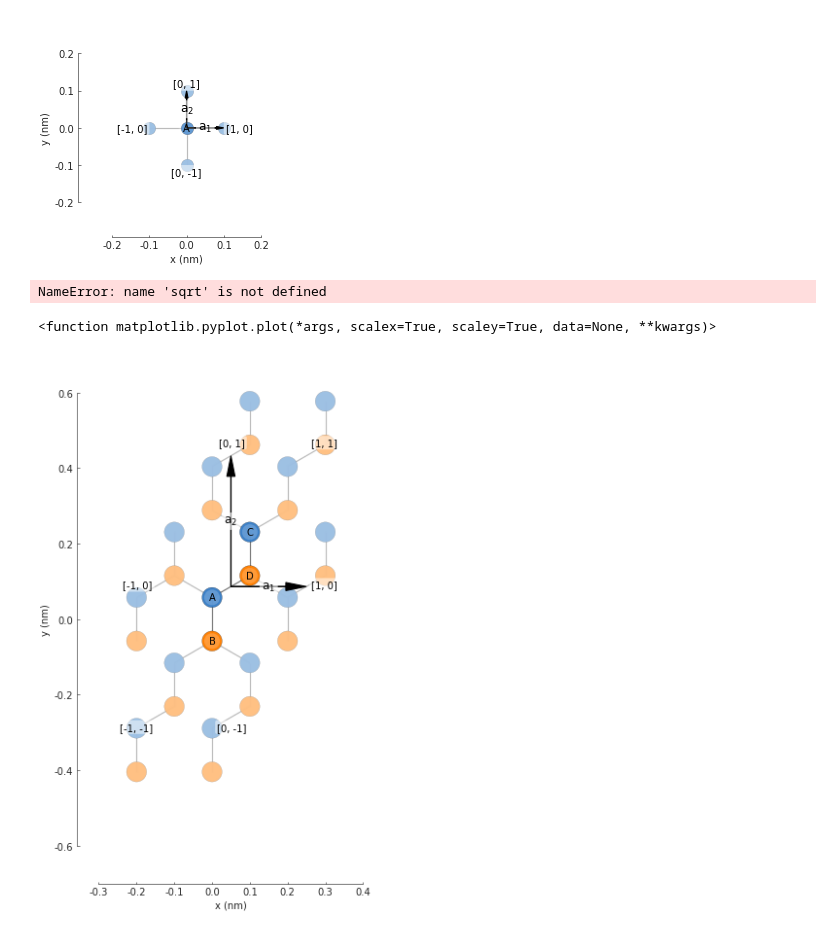
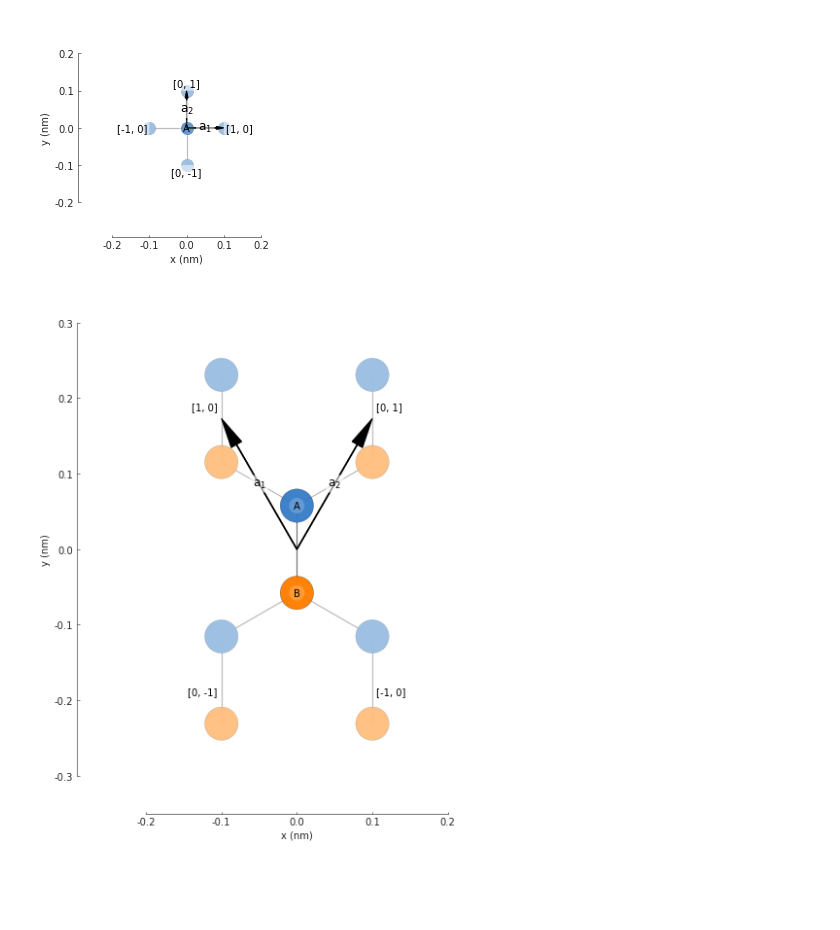
Before and after one commit to ingyeocha/YeongChan-vispy, a Jupyter notebook: test.ipynb, the cells around one changed output. Cells and saved outputs as stored; diff of their text form; code cells hidden in the pictures; blank space fills up the shorter version.

```diff
--- a/test.ipynb
+++ b/test.ipynb
@@ -78,32 +91,19 @@ d = 0.2  # [nm] unit cell distance
 t = 1    # [eV] hopping energy
 
 # create a simple 2D lattice with vectors a1 and a2
-lattice = pb.Lattice(a1=[d, 0], a2=[0,3**0.5 * d])
-lattice.add_sublattices(('A', [0, d/3**0.5/2]),
-                        ('B',[0,-d/3**0.5/2]),
-                        #('C',[d/2,(3**0.5 * d)/2+d/3**0.5/2]),
-                        #('D',[d/2,(3**0.5 * d)/2-d/3**0.5/2])
-                       )
-lattice.add_aliases(('C','A',[d/2,(3**0.5 * d)/2+d/3**0.5/2]),
-                    ('D','B',[d/2,(3**0.5 * d)/2-d/3**0.5/2])
-                   )
+lattice = pb.Lattice(a1=[-d/2, d*3 ** 0.5 /2], a2=[d/2,d*3 ** 0.5 /2])
+lattice.add_sublattices(('A', [0, d/3**0.5/2]),('B',[0,-d/3**0.5/2]))
 lattice.add_hoppings(
     ([0, 0], 'A', 'B', t),
-    ([0, 0], 'A', 'D', t),
-    ([0, 0], 'C', 'D', t),
-    ([1, 0], 'D', 'A', t),
-    ([1, 1], 'C', 'B', t),
-    ([0, 1], 'C', 'B', t),
+    ([0, 1], 'A', 'B', t),
+    ([1, 0], 'A', 'B', t)
 )
-# %% [output]
-NameError: name 'sqrt' is not defined
 # %%
 plt.figure(figsize=(10,10))
 lattice.plot()
-plt.plot
+plt.show()
 # %% [output]
-<function matplotlib.pyplot.plot(*args, scalex=True, scaley=True, data=None, **kwargs)>
-[figure, old version]
+[figure, new version]
 # %%
 #calculate density of state, local density of state, band structure
 def pn_junction(y0, v1, v2):
```
Also changed, not shown: parts of 5 cells of this notebook.
